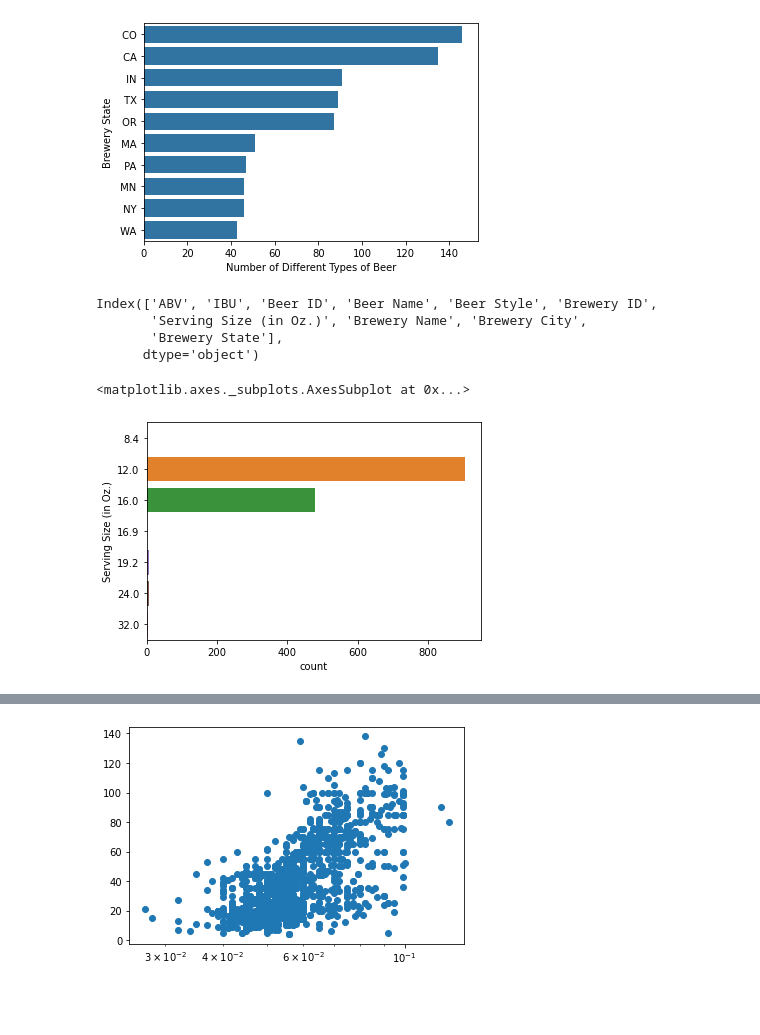
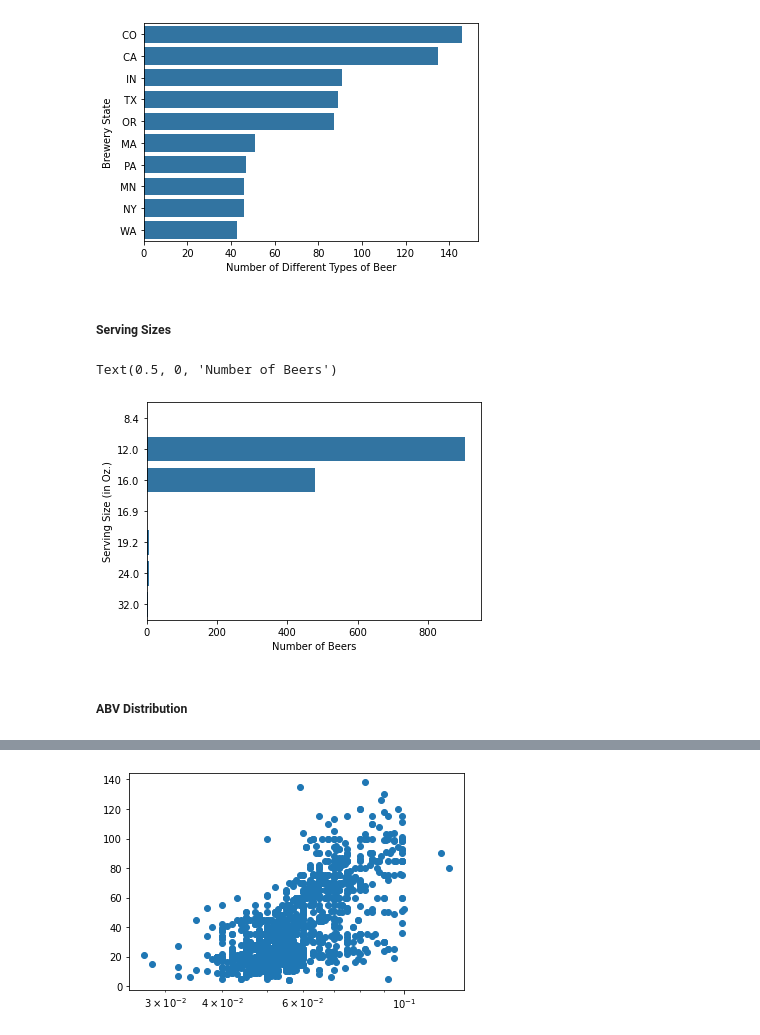
Before and after one commit to akkiannu/BeerAnalysis, a Jupyter notebook: exploration.ipynb, the cells around one changed output, grey strips where cells are left out. Cells and saved outputs as stored; diff of their text form; code cells hidden in the pictures; blank space fills up the shorter version.

```diff
--- a/exploration.ipynb
+++ b/exploration.ipynb
@@ -111,7 +112,7 @@ Remove all rows without ibu or abv
 ##### Code
 # %%
 # Removing all rows without ibu and
-df_beer_copy = df_beer_copy[(~df_beer_copy['ibu'].isna()) | (~df_beer_copy['abv'].isna())]
+df_beer_copy = df_beer_copy[~((df_beer_copy['ibu'].isna()) | (df_beer_copy['abv'].isna()))]
 # %%
 df_beer_copy.reset_index(inplace=True, drop=True)
 # %% [markdown]
@@ -126,0 +141,4 @@ df_beer_copy[df_beer_copy['abv'].isna()]
+# %%
+ounces = [8.4, 12., 16., 16.9, 19.2, 24., 32.]
+ordered_ounces = pd.api.types.CategoricalDtype(ordered=True, categories=ounces)
+df_beer_copy['ounces'] = df_beer_copy['ounces'].astype(ordered_ounces)
@@ -179,15 +217,12 @@ plt.ylabel('Brewery State')
 plt.xlabel('Number of Different Types of Beer');
 # %% [output]
 [figure]
-# %%
-df_copy.columns
-# %% [output]
-Index(['ABV', 'IBU', 'Beer ID', 'Beer Name', 'Beer Style', 'Brewery ID',
-       'Serving Size (in Oz.)', 'Brewery Name', 'Brewery City',
-       'Brewery State'],
-      dtype='object')
+# %% [markdown]
+##### Serving Sizes
 # %%
-sns.countplot(data = df_copy, y='Serving Size (in Oz.)')
+
+sns.countplot(data = df_copy, y='Serving Size (in Oz.)', color=color)
+plt.xlabel("Number of Beers")
 # %% [output]
-<matplotlib.axes._subplots.AxesSubplot at 0x...>
+Text(0.5, 0, 'Number of Beers')
-[figure, old version]
+[figure, new version]
@@ -195,0 +229,2 @@ y = np.log2(df_copy['IBU']).tolist()
+# %% [markdown]
+##### ABV Distribution
```
Also changed, not shown: parts of 36 cells of this notebook.
